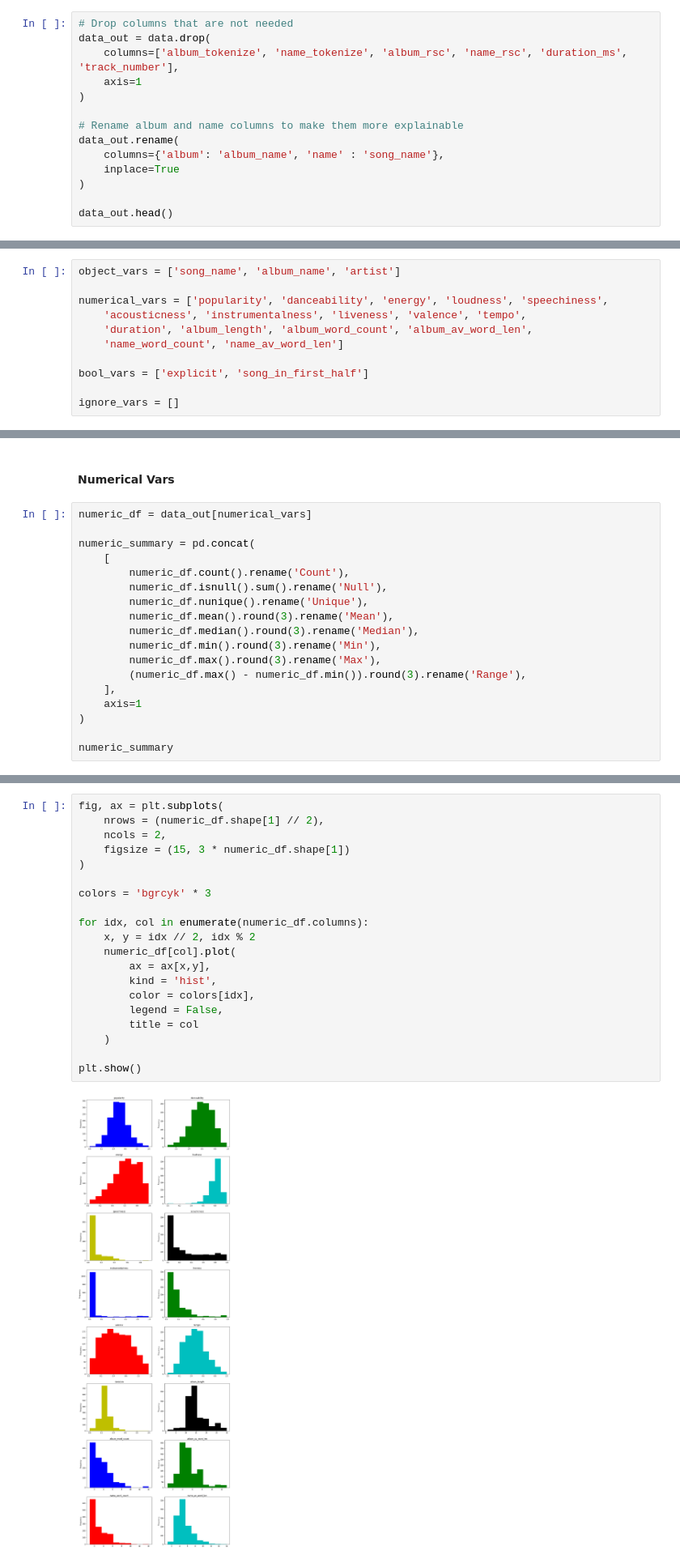
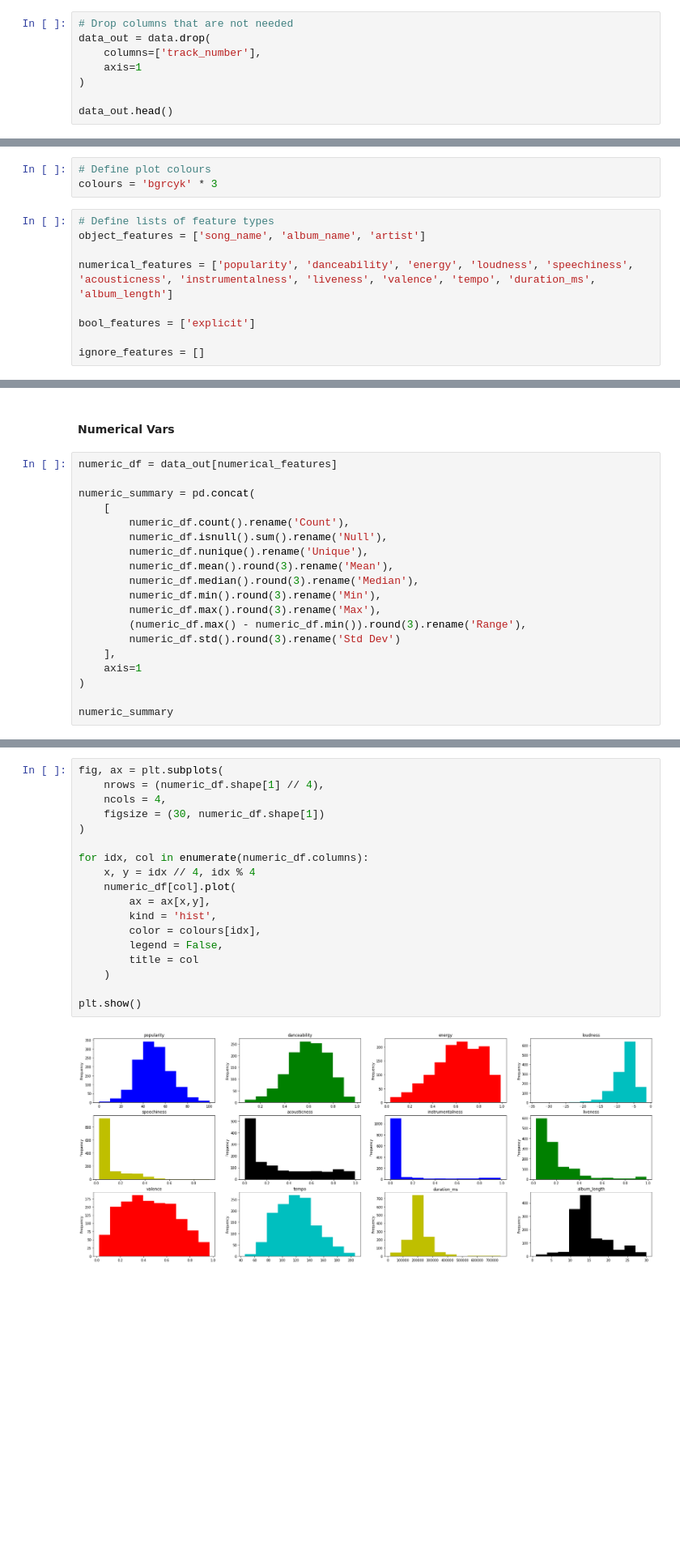
Before and after one commit to j4mes12/SDPA_Coursework, a Jupyter notebook: Part3/main.ipynb, the cells around one changed output, grey strips where cells are left out. Shown at 81% size. Drawn from its saved outputs; the diff is of its cells as text; blank space fills up the shorter version.

```diff
--- a/Part3/main.ipynb
+++ b/Part3/main.ipynb
@@ -227,15 +274,9 @@ for i in text_cols:
 # %%
 # Drop columns that are not needed
 data_out = data.drop(
-    columns=['album_tokenize', 'name_tokenize', 'album_rsc', 'name_rsc', 'duration_ms', 'track_number'],
+    columns=['track_number'],
     axis=1
 )
 
-# Rename album and name columns to make them more explainable
-data_out.rename(
-    columns={'album': 'album_name', 'name' : 'song_name'},
-    inplace=True
-)
-
 data_out.head()
 # %% [output]
@@ -273,12 +291,14 @@ dtype: object
+# %%
+# Define plot colours
+colours = 'bgrcyk' * 3
 # %%
-object_vars = ['song_name', 'album_name', 'artist']
+# Define lists of feature types
+object_features = ['song_name', 'album_name', 'artist']
 
-numerical_vars = ['popularity', 'danceability', 'energy', 'loudness', 'speechiness',
-    'acousticness', 'instrumentalness', 'liveness', 'valence', 'tempo',
-    'duration', 'album_length', 'album_word_count', 'album_av_word_len',
-    'name_word_count', 'name_av_word_len']
+numerical_features = ['popularity', 'danceability', 'energy', 'loudness', 'speechiness',
+'acousticness', 'instrumentalness', 'liveness', 'valence', 'tempo', 'duration_ms', 'album_length']
 
-bool_vars = ['explicit', 'song_in_first_half']
+bool_features = ['explicit']
 
-ignore_vars = []
+ignore_features = []
 # %%
@@ -292,7 +312,7 @@ data vars: 21
 # %% [markdown]
 #### Numerical Vars
 # %%
-numeric_df = data_out[numerical_vars]
+numeric_df = data_out[numerical_features]
 
 numeric_summary = pd.concat(
     [
@@ -304,6 +324,7 @@ numeric_summary = pd.concat(
         numeric_df.min().round(3).rename('Min'),
         numeric_df.max().round(3).rename('Max'),
         (numeric_df.max() - numeric_df.min()).round(3).rename('Range'),
+        numeric_df.std().round(3).rename('Std Dev')
     ],
     axis=1
 )
@@ -332,22 +353,20 @@ numeric_summary
 # %%
 fig, ax = plt.subplots(
-    nrows = (numeric_df.shape[1] // 2),
-    ncols = 2,
-    figsize = (15, 3 * numeric_df.shape[1])
+    nrows = (numeric_df.shape[1] // 4),
+    ncols = 4,
+    figsize = (30, numeric_df.shape[1])
 )
 
-colors = 'bgrcyk' * 3
-
 for idx, col in enumerate(numeric_df.columns):
-    x, y = idx // 2, idx % 2
+    x, y = idx // 4, idx % 4
     numeric_df[col].plot(
         ax = ax[x,y],
         kind = 'hist',
-        color = colors[idx],
+        color = colours[idx],
         legend = False,
         title = col
     )
 
 plt.show()
 # %% [output]
-[figure, old version]
+[figure, new version]
```
Also changed, not shown: parts of 54 cells of this notebook, 1 other file.
